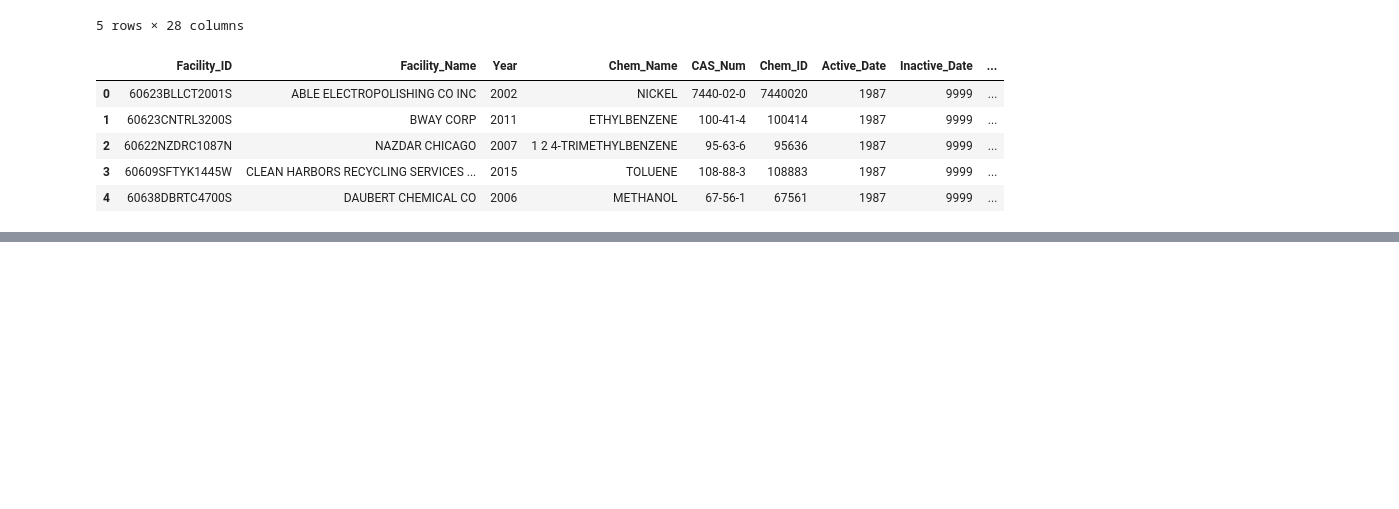
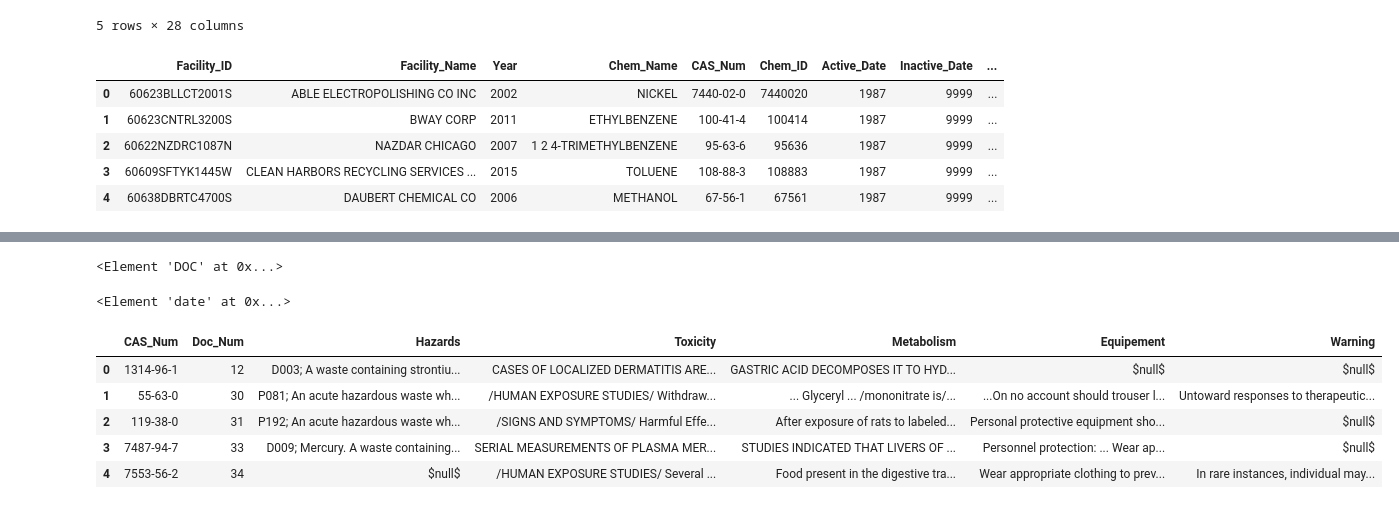
Before and after one commit to kglibrarian/extracttransformload, a Jupyter notebook: Toxic_Release_Info_final.ipynb, the cells around one changed output, grey strips where cells are left out. Cells and saved outputs as stored; diff of their text form; code cells hidden in the pictures; blank space fills up the shorter version.

Commit message:
added hsdb code and created table in SQL

```diff
--- a/Toxic_Release_Info_final.ipynb
+++ b/Toxic_Release_Info_final.ipynb
@@ -194,0 +208,58 @@ print(cas)
+# %%
+root[0]
+# %% [output]
+<Element 'DOC' at 0x...>
+# %%
+root[0][1]
+# %% [output]
+<Element 'date' at 0x...>
+# %%
+CAS_Num = []
+Doc_Num = []
+hazard = []
+toxicity = []
+metabolism = []
+equipment = []
+warning = []
+
+for doc in root.findall("DOC"):
+    #date = doc.find("date").text
+    cas = doc.find("CASRegistryNumber").text
+    docno = doc.find("DOCNO").text
+    hazn = doc.find("hazn").text
+    htox = doc.find("htox").text
+    metb = doc.find("metb").text
+    equp = doc.find("equp").text
+    #oprm = doc.find("oprm").text
+    #ssl = doc.find("ssl").text
+    #ship = doc.find("ship").text
+    #strg = doc.find("strg")
+    #clup
+    #disp
+    warn = doc.find("warn").text
+    CAS_Num.append(cas)
+    Doc_Num.append(docno)
+    hazard.append(hazn)
+    toxicity.append(htox)
+    metabolism.append(metb)
+    equipment.append(equp)
+    warning.append(warn)
+# %%
+hsdb_df = pd.DataFrame(
+    {"CAS_Num": CAS_Num,
+     "Doc_Num" : Doc_Num,
+     "Hazards": hazard,
+     "Toxicity": toxicity,
+     "Metabolism": metabolism,
+     "Equipement": equipment,
+     "Warning": warning
+     })
+
+hsdb_df.head()
+# %% [output]
+|  | CAS_Num | Doc_Num | Hazards | Toxicity | Metabolism | Equipement | Warning |
+| 0 | 1314-96-1 | 12 | D003; A waste containing strontiu... | CASES OF LOCALIZED DERMATITIS ARE... | GASTRIC ACID DECOMPOSES IT TO HYD... | $null$ | $null$ |
+| 1 | 55-63-0 | 30 | P081; An acute hazardous waste wh... | /HUMAN EXPOSURE STUDIES/ Withdraw... | ... Glyceryl ... /mononitrate is/... | ...On no account should trouser l... | Untoward responses to therapeutic... |
+| 2 | 119-38-0 | 31 | P192; An acute hazardous waste wh... | /SIGNS AND SYMPTOMS/ Harmful Effe... | After exposure of rats to labeled... | Personal protective equipment sho... | $null$ |
+| 3 | 7487-94-7 | 33 | D009; Mercury. A waste containing... | SERIAL MEASUREMENTS OF PLASMA MER... | STUDIES INDICATED THAT LIVERS OF ... | Personnel protection: ... Wear ap... | $null$ |
+| 4 | 7553-56-2 | 34 | $null$ | /HUMAN EXPOSURE STUDIES/ Several ... | Food present in the digestive tra... | Wear appropriate clothing to prev... | In rare instances, individual may... |
```
Also changed, not shown: parts of 6 cells of this notebook.
